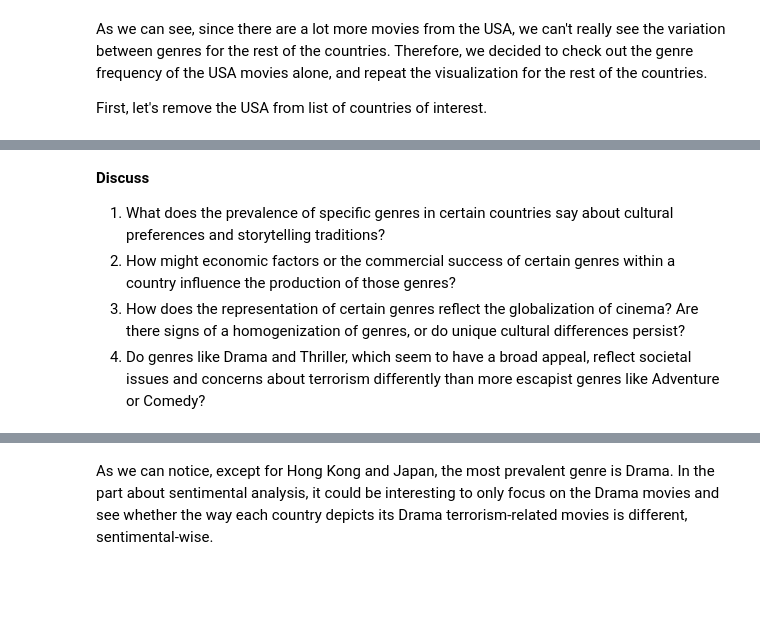
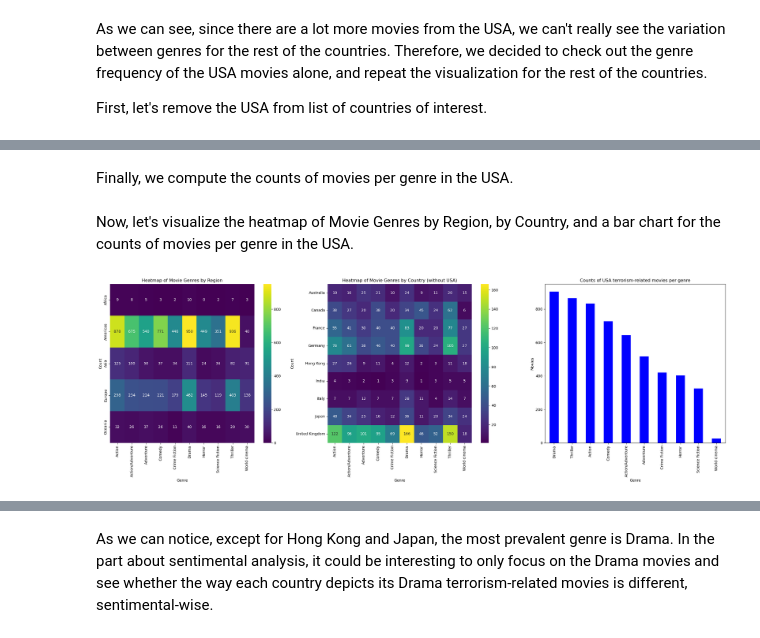
Before and after one commit to epfl-ada/ada-2023-project-boat2023, a Jupyter notebook: projectADA.ipynb, the cells around one changed output, grey strips where cells are left out. Cells and saved outputs as stored; diff of their text form; code cells hidden in the pictures; blank space fills up the shorter version.

```diff
--- a/projectADA.ipynb
+++ b/projectADA.ipynb
@@ -542,6 +524,45 @@ Text(0, 0.5, 'Movies')
-# %% [markdown]
-**Discuss**
-1) What does the prevalence of specific genres in certain countries say about cultural preferences and storytelling traditions?
-2) How might economic factors or the commercial success of certain genres within a country influence the production of those genres?
-3) How does the representation of certain genres reflect the globalization of cinema? Are there signs of a homogenization of genres, or do unique cultural differences persist?
-4) Do genres like Drama and Thriller, which seem to have a broad appeal, reflect societal issues and concerns about terrorism differently than more escapist genres like Adventure or Comedy?
+# %%
+#Define the countries of interest
+countries_of_interest = ["United Kingdom", "India", "Japan",
+        "France", "Germany", "Canada", "Italy", "Hong Kong", "Australia"]
+
+#Only keep elements of the exploded data that have one of the countries of interest and one of the genres of interest
+temp_countries = exploded_countries_genres[
+    exploded_countries_genres['Countries'].isin(countries_of_interest) &
+    exploded_countries_genres['Genres'].isin(genres_of_interest)]
+
+# Create a pivot table with countries as rows, genres as columns, and counts as values
+heatmap_set_countries = pd.pivot_table(temp_countries, index='Countries', columns='Genres', aggfunc='size', fill_value=0)
+# %% [markdown]
+Finally, we compute the counts of movies per genre in the USA.
+# %%
+temp_USA = exploded_countries_genres[exploded_countries_genres['Countries'] == 'United States of America']
+temp_USA = temp_USA[temp_USA['Genres'].isin(genres_of_interest)]
+
+#Count the occurrences of each country
+genre_counts_USA = temp_USA['Genres'].value_counts()
+# %% [markdown]
+Now, let's visualize the heatmap of Movie Genres by Region, by Country, and a bar chart for the counts of movies per genre in the USA.
+# %%
+#Plot the barplots of movie genres for terrorism vs non-terrorism-related movies
+fig, axes = plt.subplots(nrows=1, ncols=3, figsize=(24, 8))
+
+sns.heatmap(heatmap_set_regions, annot=True, fmt='d', cmap='viridis', ax=axes[0])
+axes[0].set_title('Heatmap of Movie Genres by Region')
+axes[0].set_xlabel('Genre')
+axes[0].set_ylabel('Count')
+
+sns.heatmap(heatmap_set_countries, annot=True, fmt='d', cmap='viridis', ax=axes[1])
+axes[1].set_title('Heatmap of Movie Genres by Country (without USA)')
+axes[1].set_xlabel('Genre')
+axes[1].set_ylabel('Count')
+
+genre_counts_USA.plot(kind='bar', color='blue', ax=axes[2])
+axes[2].set_title('Counts of USA terrorism-related movies per genre')
+axes[2].set_xlabel('Genre')
+axes[2].set_ylabel('Movies')
+
+plt.tight_layout()
+plt.show()
+# %% [output]
+[figure, added]
```
Also changed, not shown: parts of 26 cells of this notebook.
